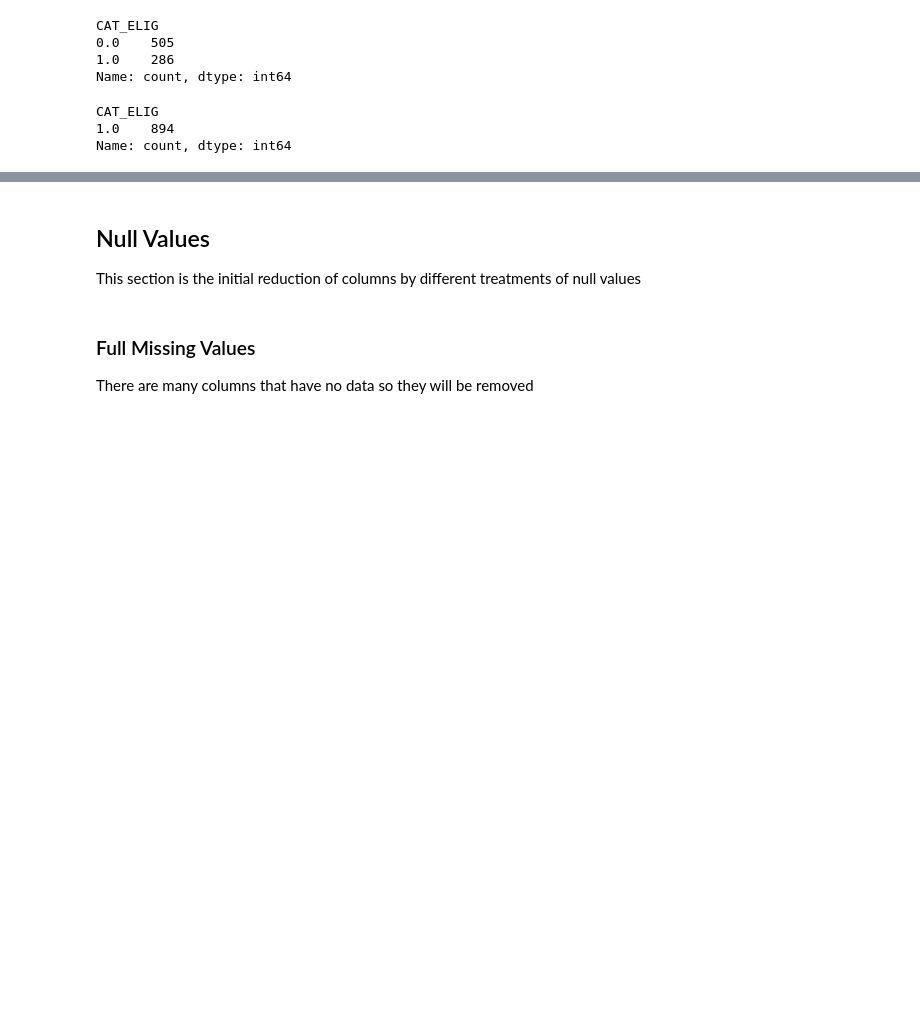
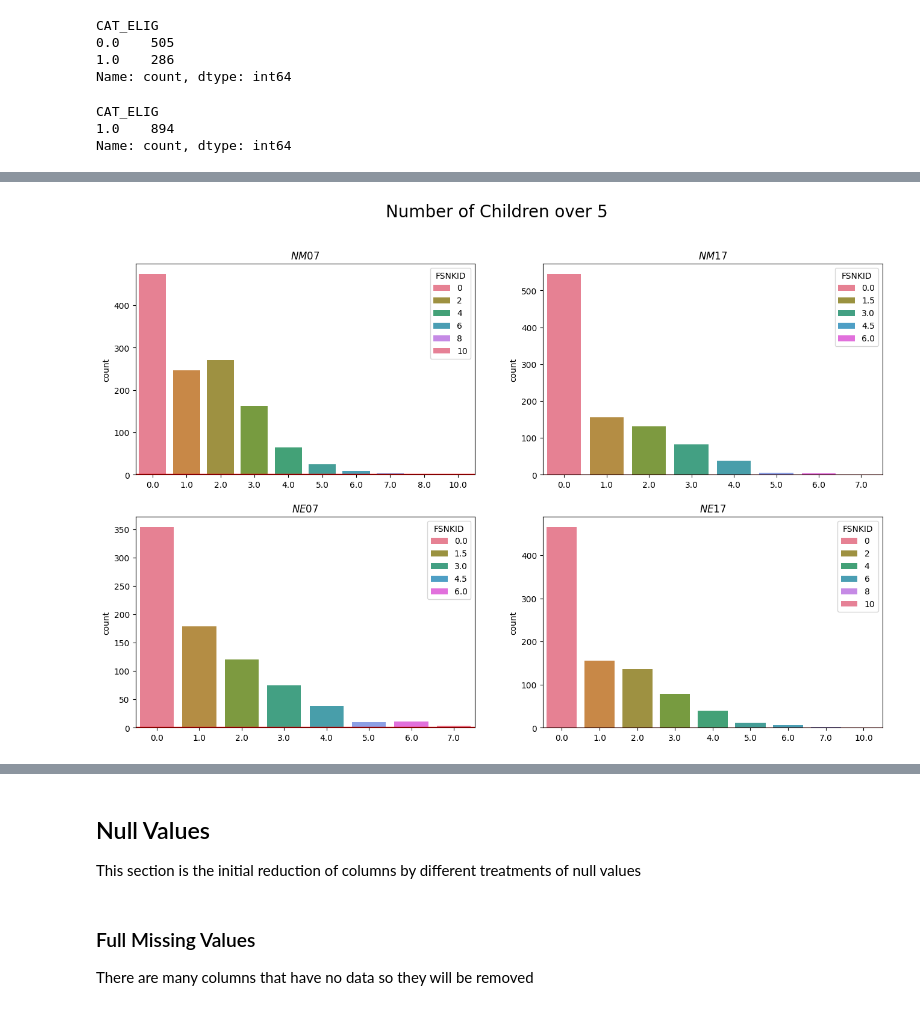
Before and after one commit to a-barker/QGIS-data-project, a Jupyter notebook: notebooks/1_EDA.ipynb, the cells around one changed output, grey strips where cells are left out. Saved outputs shown, nothing was run; the diff lists cells and outputs as text; code cells hidden in the pictures; blank space fills up the shorter version.

```diff
--- a/notebooks/1_EDA.ipynb
+++ b/notebooks/1_EDA.ipynb
@@ -287,4 +324,6 @@ Name: count, dtype: int64
 # %%
-#number of children - FSNKID
-#sc.plot_simple_features('FSNKID','no_children',"Number of Children over 5")
+# number of children - FSNKID
+sc.plot_simple_features('FSNKID','no_children',"Number of Children over 5")
+# %% [output]
+[figure, added]
 # %%
```
Also changed, not shown: parts of 29 cells of this notebook, 21 other files.
